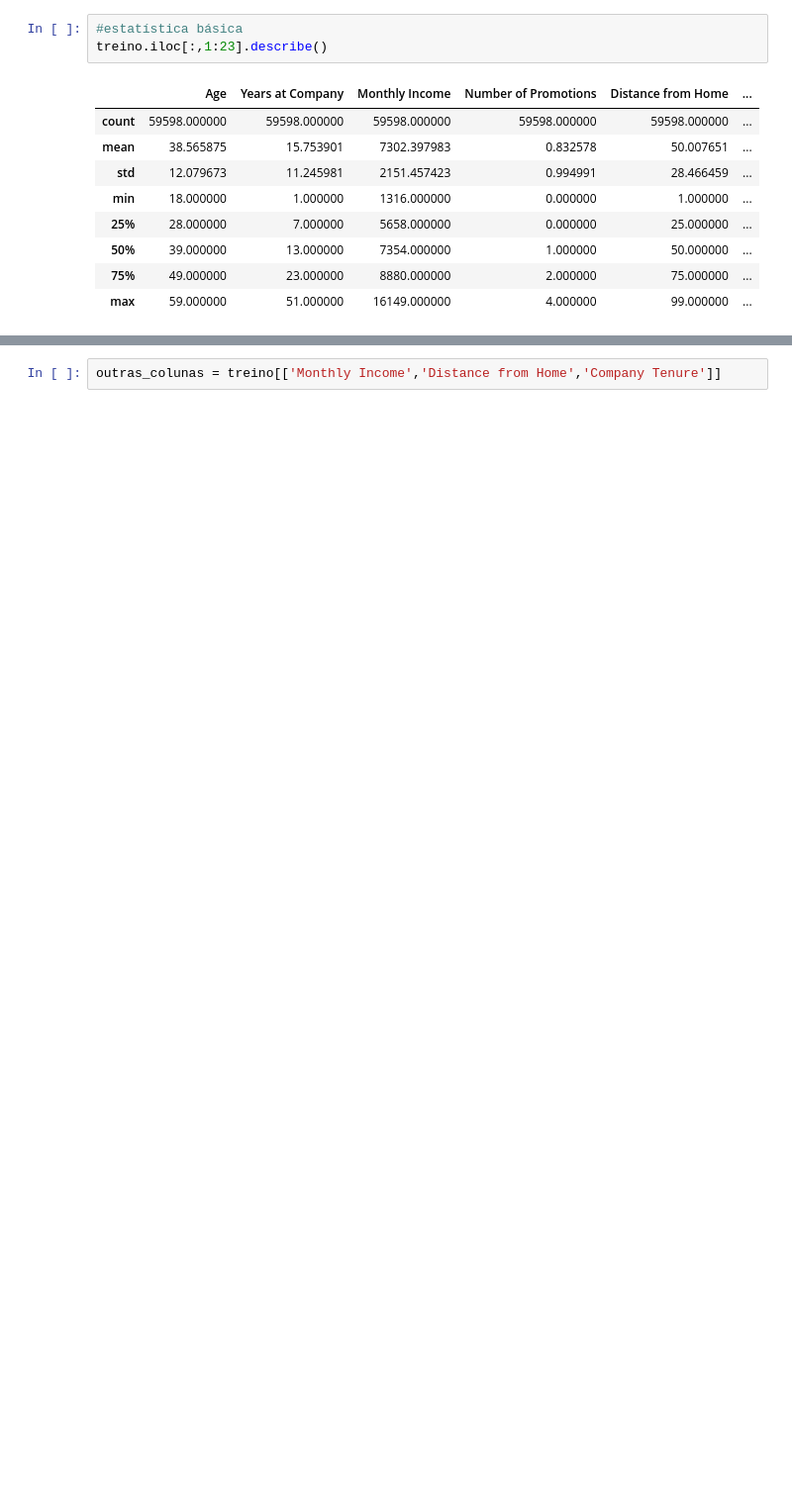
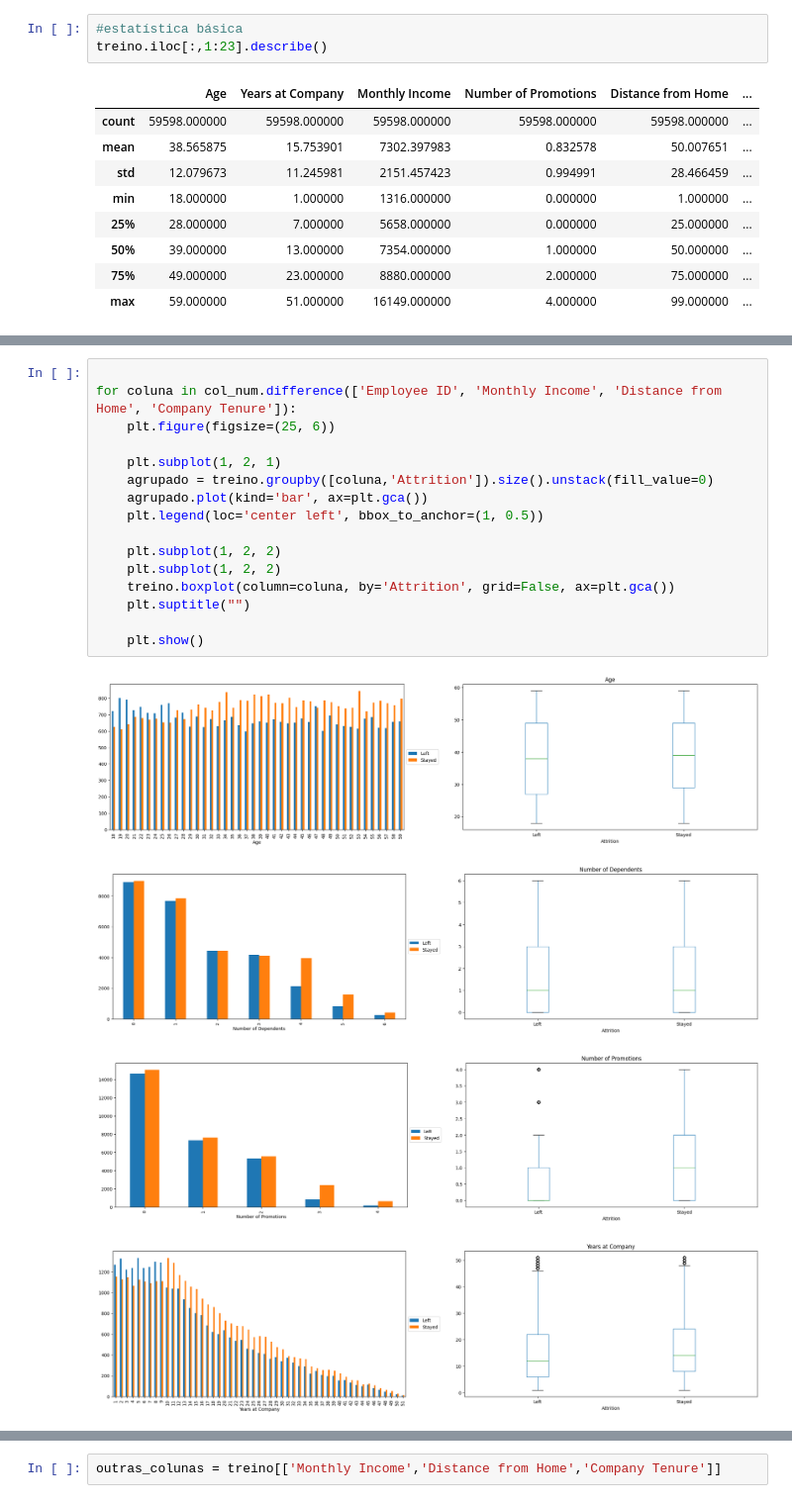
Before and after one commit to marianarrocha/Analise-De-Dados-2025, a Jupyter notebook: Random-forest-Employee-attrition/floresta_aleatoria_projeto_2025.ipynb, the cells around one changed output, grey strips where cells are left out. Shown at 99% size. Saved outputs shown, nothing was run; the diff lists cells and outputs as text; blank space fills up the shorter version.

```diff
--- a/Random-forest-Employee-attrition/floresta_aleatoria_projeto_2025.ipynb
+++ b/Random-forest-Employee-attrition/floresta_aleatoria_projeto_2025.ipynb
@@ -80,0 +181,21 @@ for coluna in colunas:
+# %%
+
+for coluna in col_num.difference(['Employee ID', 'Monthly Income', 'Distance from Home', 'Company Tenure']):
+    plt.figure(figsize=(25, 6))
+
+    plt.subplot(1, 2, 1)
+    agrupado = treino.groupby([coluna,'Attrition']).size().unstack(fill_value=0)
+    agrupado.plot(kind='bar', ax=plt.gca())
+    plt.legend(loc='center left', bbox_to_anchor=(1, 0.5))
+
+    plt.subplot(1, 2, 2)
+    plt.subplot(1, 2, 2)
+    treino.boxplot(column=coluna, by='Attrition', grid=False, ax=plt.gca())
+    plt.suptitle("")
+
+    plt.show()
+# %% [output]
+[figure, added]
+[figure, added]
+[figure, added]
+[figure, added]
```
Also changed, not shown: parts of 54 cells of this notebook, 1 other file.
